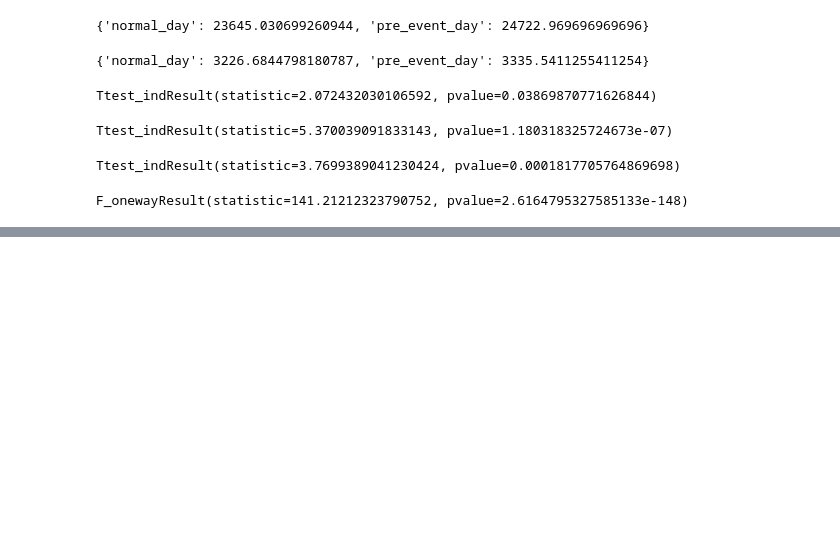
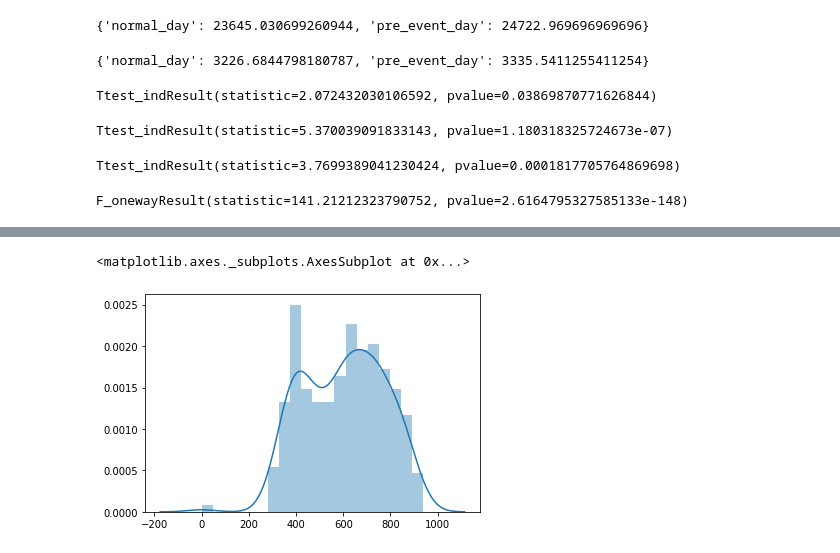
Before and after one commit to pahwa1902/Learning, a Jupyter notebook: M5_Forecasting.ipynb, the cells around one changed output, grey strips where cells are left out. Saved outputs shown, nothing was run; the diff lists cells and outputs as text; code cells hidden in the pictures; blank space fills up the shorter version.

```diff
--- a/M5_Forecasting.ipynb
+++ b/M5_Forecasting.ipynb
@@ -544,0 +586,5 @@ store_ca_house['sales'] = store_ca_1
+# %%
+sns.distplot(wednesday,bins=20)
+# %% [output]
+<matplotlib.axes._subplots.AxesSubplot at 0x...>
+[figure, added]
```
Also changed, not shown: parts of 73 cells of this notebook.
